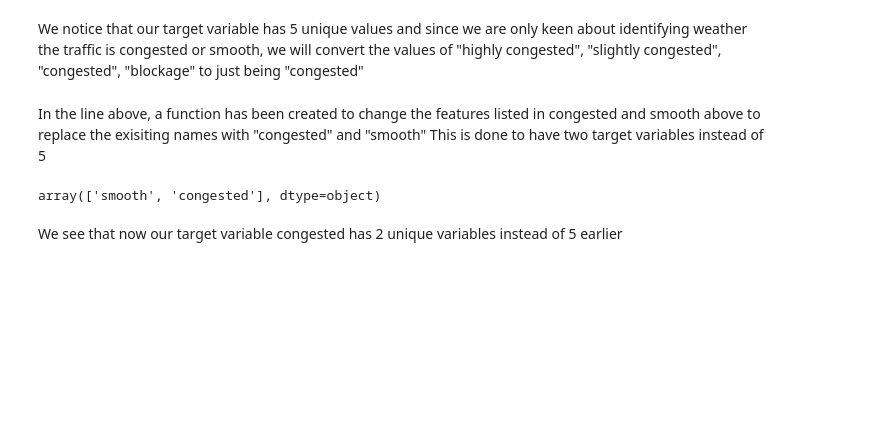
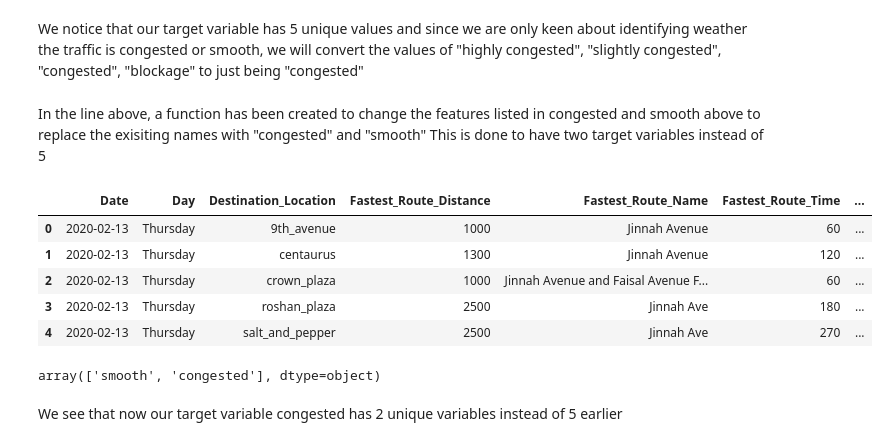
Before and after one commit to andromeda360/research-ds-use-cases, a Jupyter notebook: traffic_congestion/Preprocessing-2.ipynb, the cells around one changed output. Drawn from its saved outputs; the diff is of its cells as text; code cells hidden in the pictures; blank space fills up the shorter version.

```diff
--- a/traffic_congestion/Preprocessing-2.ipynb
+++ b/traffic_congestion/Preprocessing-2.ipynb
@@ -120,6 +120,15 @@ def reduce_marital_status(x):
 # %% [markdown]
 In the line above, a function has been created to change the features listed in congested and smooth above to replace the exisiting names with "congested" and "smooth"
 This is done to have two target variables instead of 5
+# %%
+data.head()
+# %% [output]
+|  | Date | Day | Destination_Location | Fastest_Route_Distance | Fastest_Route_Name | Fastest_Route_Time | ... |
+| 0 | 2020-02-13 | Thursday | 9th_avenue | 1000 | Jinnah Avenue | 60 | ... |
+| 1 | 2020-02-13 | Thursday | centaurus | 1300 | Jinnah Avenue | 120 | ... |
+| 2 | 2020-02-13 | Thursday | crown_plaza | 1000 | Jinnah Avenue and Faisal Avenue F... | 60 | ... |
+| 3 | 2020-02-13 | Thursday | roshan_plaza | 2500 | Jinnah Ave | 180 | ... |
+| 4 | 2020-02-13 | Thursday | salt_and_pepper | 2500 | Jinnah Ave | 270 | ... |
 # %%
 data.Data_prediction = data.Data_prediction.apply(reduce_marital_status)
 # %%
```
Also changed, not shown: parts of 6 cells of this notebook, 4 other files.
